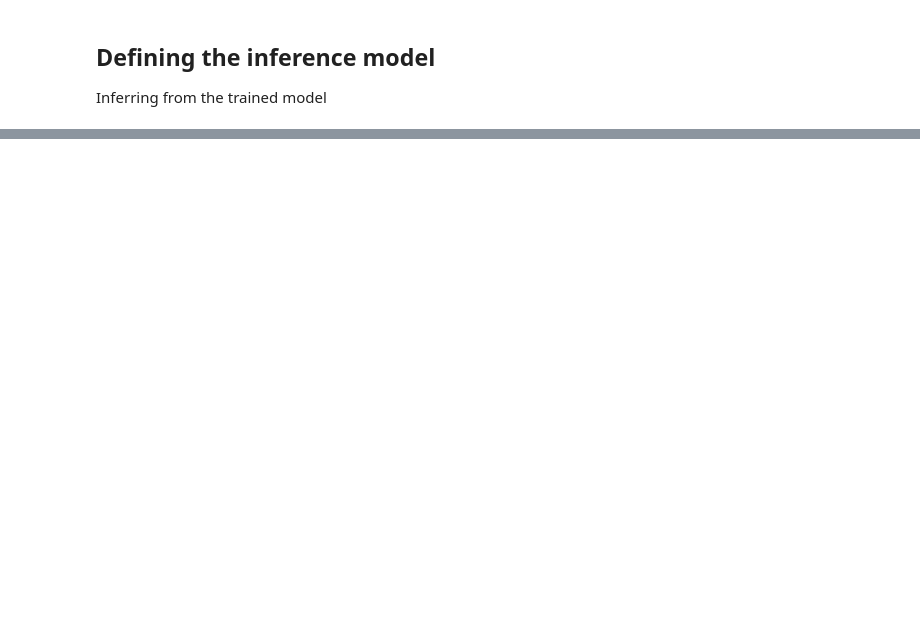
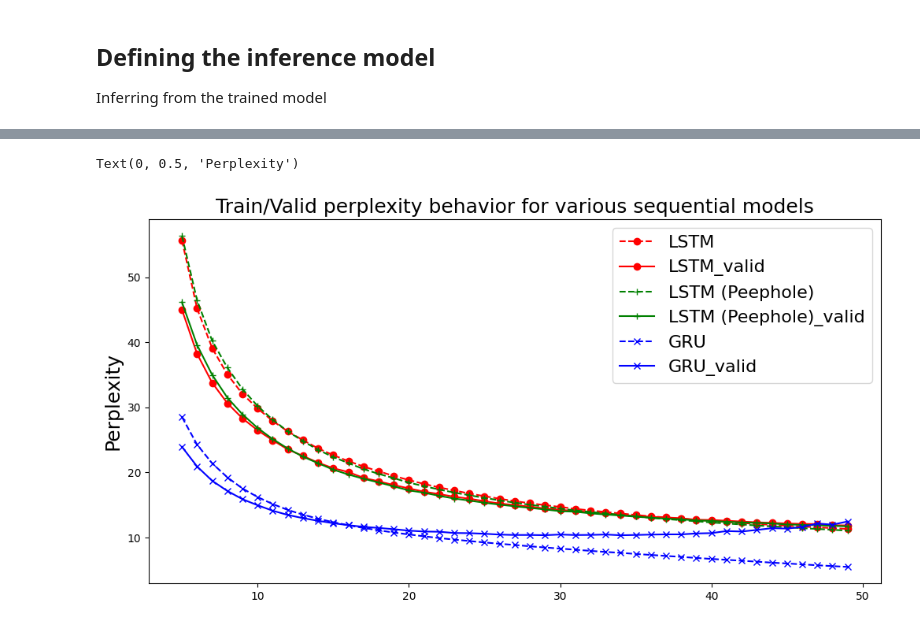
Before and after one commit to avr2002/NLP-with-Tensorflow, a Jupyter notebook: Ch_07_08_LSTM/03_Language Modelling with LSTMs.ipynb, the cells around one changed output, grey strips where cells are left out. Drawn from its saved outputs; the diff is of its cells as text; code cells hidden in the pictures; blank space fills up the shorter version.

```diff
--- a/Ch_07_08_LSTM/03_Language Modelling with LSTMs.ipynb
+++ b/Ch_07_08_LSTM/03_Language Modelling with LSTMs.ipynb
@@ -53,7 +53,7 @@ from sklearn.model_selection import train_test_split
 
 random_state = 54321
 
-filenames = [os.path.join(dir_name, file) for file in os.listdir(dir_name)]
+filenames = [os.path.join(dir_name, file) for file in os.listdir(dir_name) if file!='.ipynb_checkpoints']
 
 # First separate train and valid+test data
 train_filenames, test_and_valid_filenames = train_test_split(filenames, test_size=0.2,
@@ -441,0 +797,33 @@ Our inference model is going to be comparatively more sophisticated, as we need
+# %%
+import matplotlib.pyplot as plt
+%matplotlib inline
+
+# Plots without the Word2vec related results
+plt.figure(figsize=(12, 6))
+k = 5
+
+for model_name, history, marker, color in zip(
+    ['LSTM', 'LSTM (Peephole)', 'GRU'],
+    [lstm_history, lstm_peephole_history, gru_history],
+    ['o', '+', 'x'],
+    ['red', 'green', 'blue']
+):
+
+    train_perplexity = history.history["perplexity"][k:]
+    val_perplexity = history.history["val_perplexity"][k:]
+
+    # Plot the training perplexities
+    plt.plot(np.arange(k,len(train_perplexity)+k),
+               train_perplexity, marker=marker, markersize=6, linestyle='--' , color=color,
+               label = model_name)
+
+    plt.plot(np.arange(k, len(val_perplexity)+k),
+           val_perplexity, marker=marker, markersize=6, color=color,
+           label = model_name+'_valid')
+
+plt.legend(loc=1,fontsize=16)
+plt.title('Train/Valid perplexity behavior for various sequential models',fontsize=18)
+plt.ylabel('Perplexity',fontsize=18)
+# %% [output]
+Text(0, 0.5, 'Perplexity')
+[figure, added]
```
Also changed, not shown: parts of 17 cells of this notebook.
